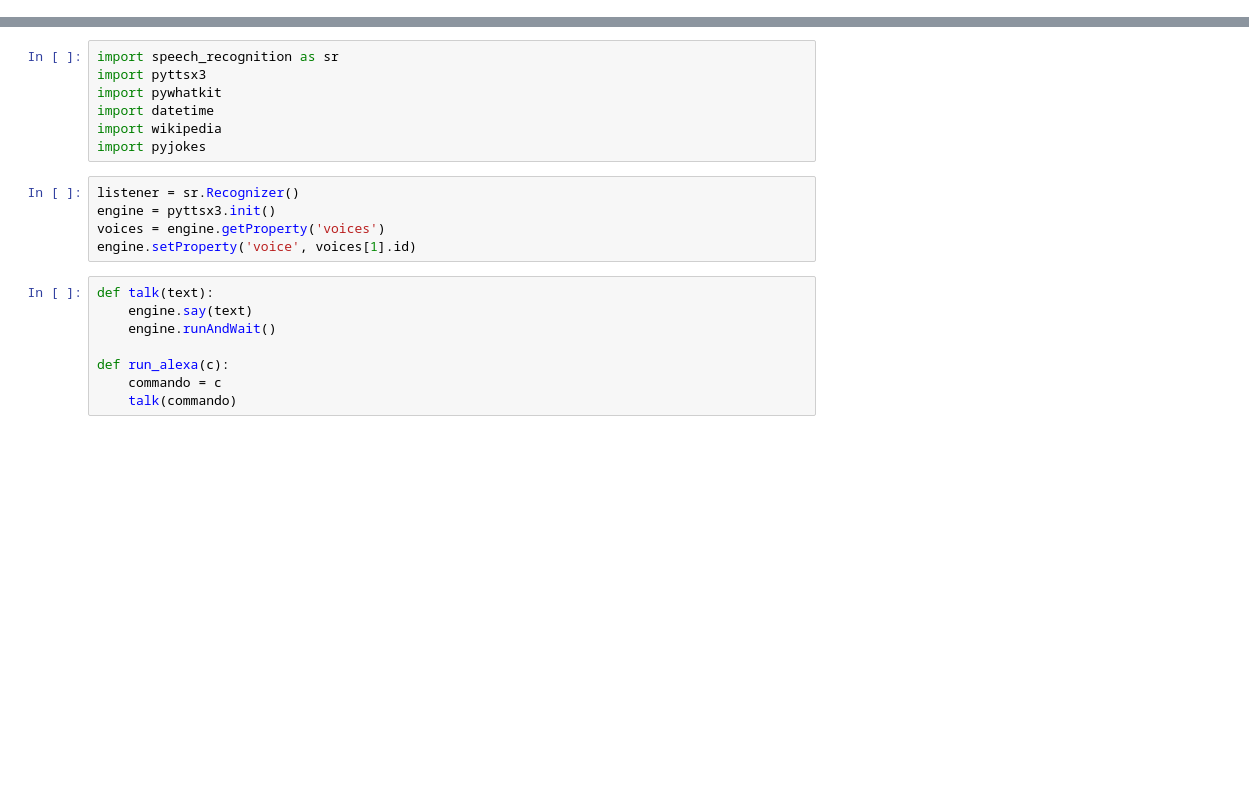
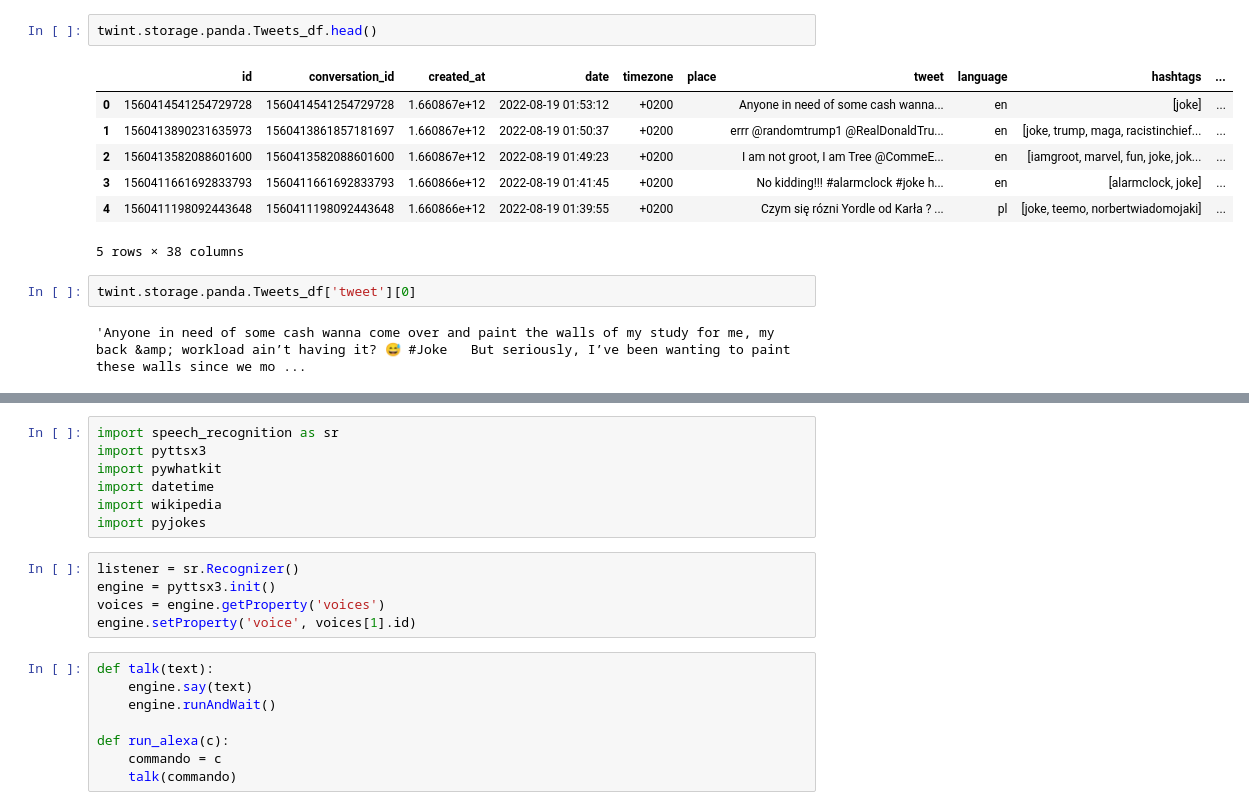
Before and after one commit to decodewitness/elixer, a Jupyter notebook: elixer.ipynb, the cells around one changed output, grey strips where cells are left out. Drawn from its saved outputs; the diff is of its cells as text; blank space fills up the shorter version.

```diff
--- a/elixer.ipynb
+++ b/elixer.ipynb
@@ -0,0 +116,14 @@
+# %%
+twint.storage.panda.Tweets_df.head()
+# %% [output]
+|  | id | conversation_id | created_at | date | timezone | place | tweet | language | hashtags | ... |
+| 0 | 1560414541254729728 | 1560414541254729728 | 1.660867e+12 | 2022-08-19 01:53:12 | +0200 |  | Anyone in need of some cash wanna... | en | [joke] | ... |
+| 1 | 1560413890231635973 | 1560413861857181697 | 1.660867e+12 | 2022-08-19 01:50:37 | +0200 |  | errr @randomtrump1 @RealDonaldTru... | en | [joke, trump, maga, racistinchief... | ... |
+| 2 | 1560413582088601600 | 1560413582088601600 | 1.660867e+12 | 2022-08-19 01:49:23 | +0200 |  | I am not groot, I am Tree @CommeE... | en | [iamgroot, marvel, fun, joke, jok... | ... |
+| 3 | 1560411661692833793 | 1560411661692833793 | 1.660866e+12 | 2022-08-19 01:41:45 | +0200 |  | No kidding!!! #alarmclock #joke h... | en | [alarmclock, joke] | ... |
+| 4 | 1560411198092443648 | 1560411198092443648 | 1.660866e+12 | 2022-08-19 01:39:55 | +0200 |  | Czym się rózni Yordle od Karła ? ... | pl | [joke, teemo, norbertwiadomojaki] | ... |
+5 rows × 38 columns
+# %%
+twint.storage.panda.Tweets_df['tweet'][0]
+# %% [output]
+'Anyone in need of some cash wanna come over and paint the walls of my study for me, my back &amp; workload ain’t having it? 😅 #Joke   But seriously, I’ve been wanting to paint these walls since we mo ...
```
Also changed, not shown: parts of 40 cells of this notebook.
